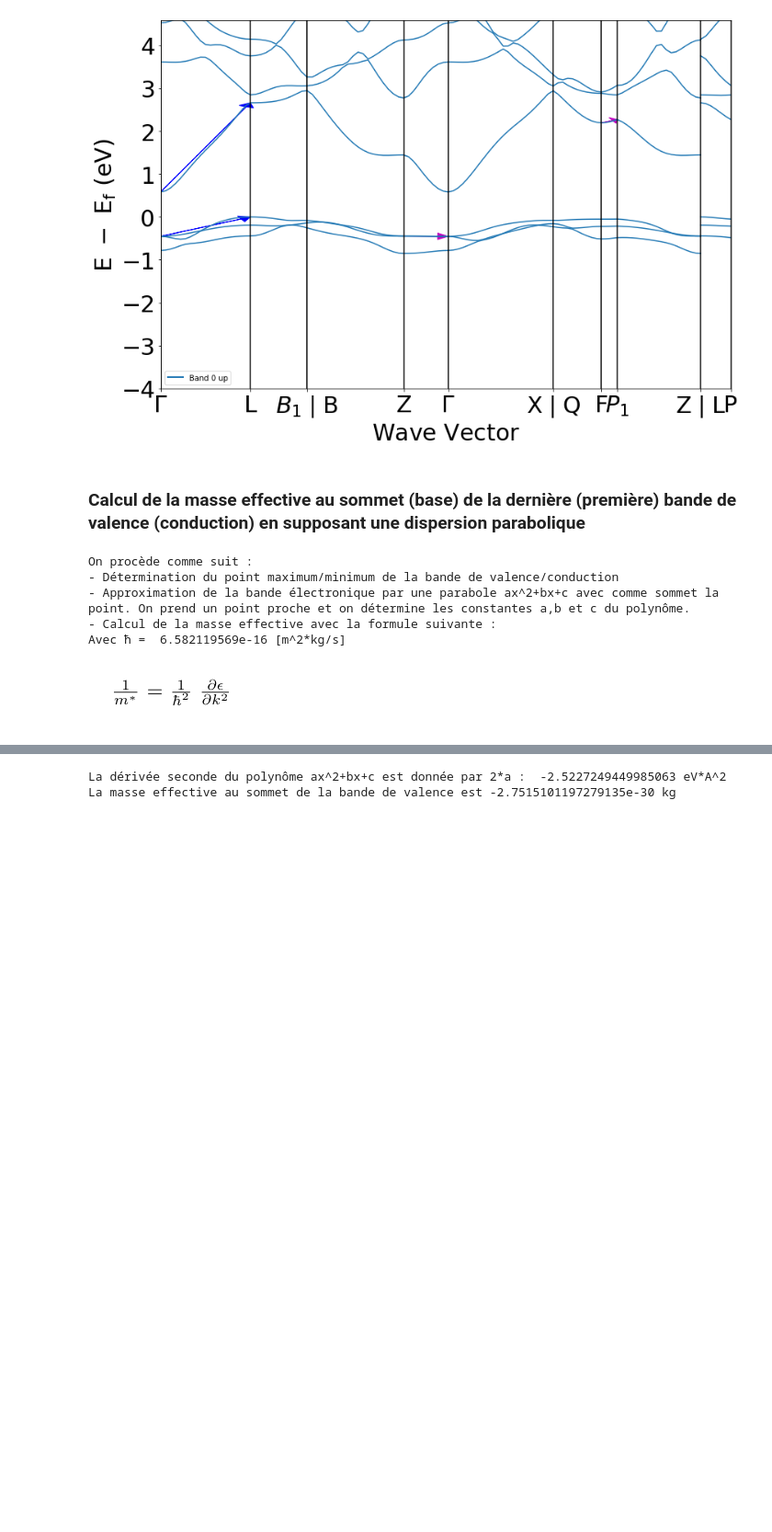
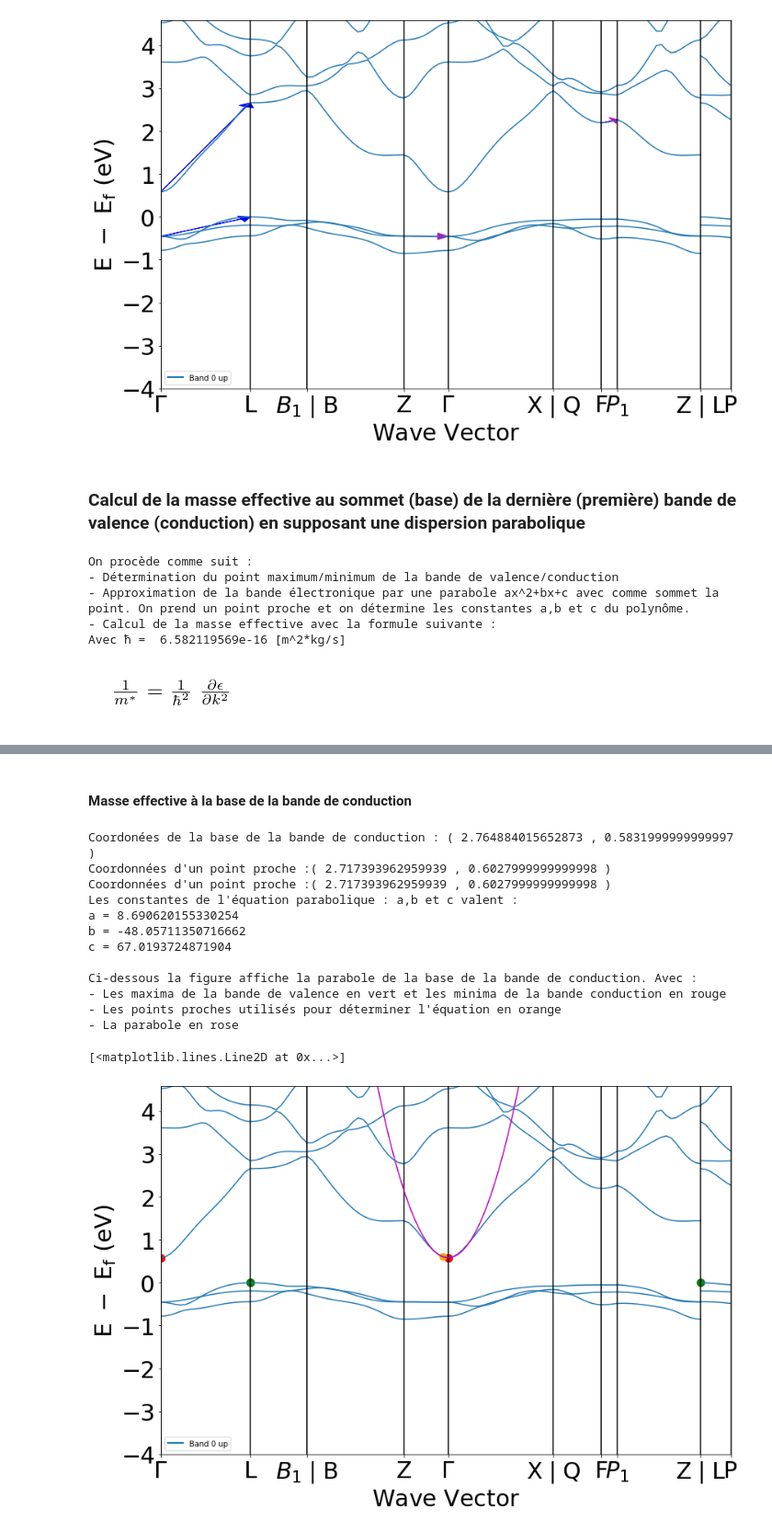
Before and after one commit to Alice-Giot/lmapr1492, a Jupyter notebook: bands.ipynb, the cells around one changed output, grey strips where cells are left out. Shown at 92% size. Drawn from its saved outputs; the diff is of its cells as text; code cells hidden in the pictures; blank space fills up the shorter version.

```diff
--- a/bands.ipynb
+++ b/bands.ipynb
@@ -293,12 +167,57 @@ Ci-dessous la figure affiche la parabole du sommet la bande de valence. Avec :
-# %%
-#Calcul de la masse effective
-
-derivv = 2*av*ev*angstrom
-meffv = (hbar**2)/derivv
-
-
-print("La dérivée seconde du polynôme ax^2+bx+c est donnée par 2*a : ", 2*av, "eV*A^2")
-print("La masse effective au sommet de la bande de valence est", meffv, "kg")
-# %% [output]
-La dérivée seconde du polynôme ax^2+bx+c est donnée par 2*a :  -2.5227249449985063 eV*A^2
-La masse effective au sommet de la bande de valence est -2.7515101197279135e-30 kg
+# %% [markdown]
+#### Masse effective à la base de la bande de conduction
+# %%
+#Base de la bande de conduction
+#Distance à laquelle se trouve le minimum de la bande de conduction
+xc = distance[indexDistance[4]]
+#Energie minimale de la bande de conduction = energie de la bande interdite
+yc = energie
+print("Coordonées de la base de la bande de conduction : (", xc,",", yc, ")")
+
+#Choix d'un point proche
+xPc = distance[indexDistance[4]] - deltaK[3]/(len(energieBand.get('1')[3][12])-1)
+yPc = energieBand.get('1')[3][12][-2]
+print("Coordonnées d'un point proche :(", xPc,",", yPc, ")")
+
+ac = (yPc-yc)/(xPc-xc)**2
+bc = -2*xc*ac
+cc = yc+ac*xc*xc
+
+print("Coordonnées d'un point proche :(", xPc,",", yPc, ")")
+print("Les constantes de l'équation parabolique : a,b et c valent :")
+print("a =", ac)
+print("b =", bc)
+print("c =", cc)
+
+
+
+#Figure
+print("\nCi-dessous la figure affiche la parabole de la base de la bande de conduction. Avec :")
+print("- Les maxima de la bande de valence en vert et les minima de la bande conduction en rouge ")
+print("- Les points proches utilisés pour déterminer l'équation en orange")
+print("- La parabole en rose")
+
+#Graphique conduction
+polynomc = np.polynomial.polynomial.Polynomial([cc,bc,ac])
+abscissesc = np.linspace(1.5,4.5,100)
+ordonnéesc = np.zeros((100))
+for i in range(0,100):
+    ordonnéesc[i] = polynomc(abscissesc[i])
+bsPlot.get_plot(zero_to_efermi=True, ylim=None, smooth=False, vbm_cbm_marker=True, smooth_tol=None)
+plt.scatter(xPc,yPc , c = "orange", s = 100, edgecolor = 'none', marker = 'o')
+plt.plot(abscissesc, ordonnéesc, color="m")
+# %% [output]
+Coordonées de la base de la bande de conduction : ( 2.764884015652873 , 0.5831999999999997 )
+Coordonnées d'un point proche :( 2.717393962959939 , 0.6027999999999998 )
+Coordonnées d'un point proche :( 2.717393962959939 , 0.6027999999999998 )
+Les constantes de l'équation parabolique : a,b et c valent :
+a = 8.690620155330254
+b = -48.05711350716662
+c = 67.0193724871904
+
+Ci-dessous la figure affiche la parabole de la base de la bande de conduction. Avec :
+- Les maxima de la bande de valence en vert et les minima de la bande conduction en rouge
+- Les points proches utilisés pour déterminer l'équation en orange
+- La parabole en rose
+[<matplotlib.lines.Line2D at 0x...>]
+[figure, added]
```
Also changed, not shown: parts of 9 cells of this notebook.
